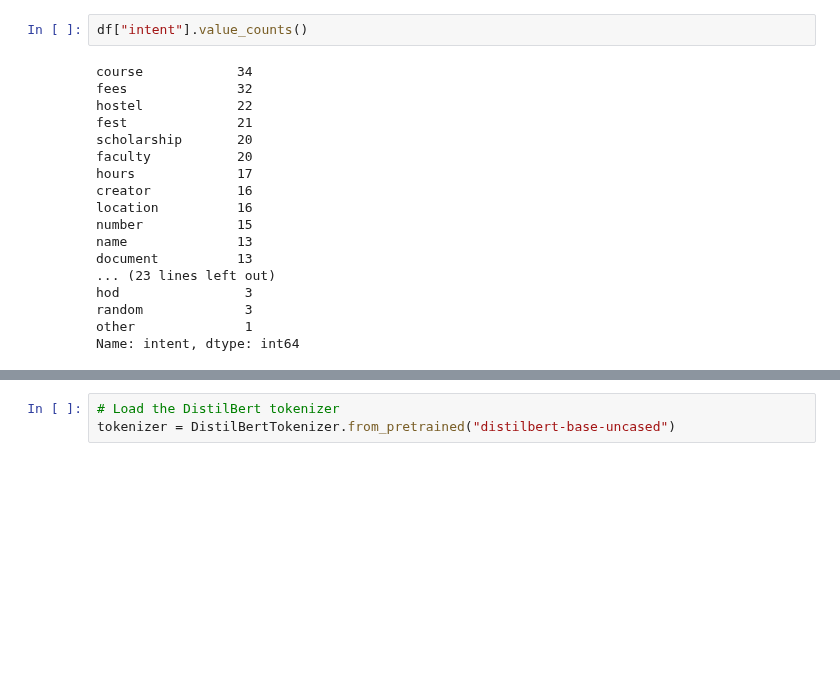
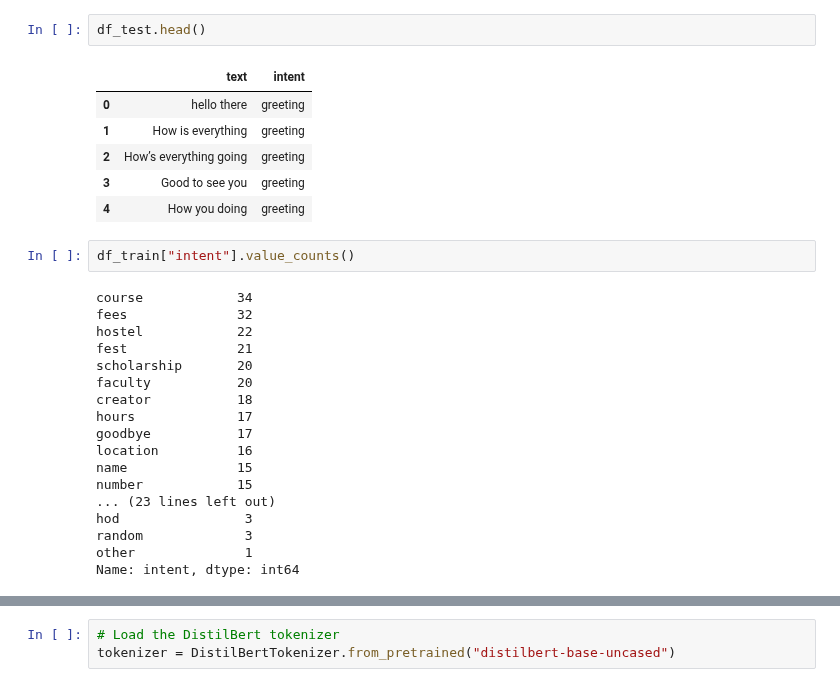
Before and after one commit to surajkarki66/Lucy-Backend, a Jupyter notebook: notebooks/chabot_train.ipynb, the cells around one changed output, grey strips where cells are left out. Cells and saved outputs as stored; diff of their text form; blank space fills up the shorter version.

```diff
--- a/notebooks/chabot_train.ipynb
+++ b/notebooks/chabot_train.ipynb
@@ -49,5 +66,14 @@ df.head()
+# %%
+df_test.head()
+# %% [output]
+|  | text | intent |
+| 0 | hello there | greeting |
+| 1 | How is everything | greeting |
+| 2 | How’s everything going | greeting |
+| 3 | Good to see you | greeting |
+| 4 | How you doing | greeting |
 # %%
-df["intent"].value_counts()
+df_train["intent"].value_counts()
 # %% [output]
 course            34
 fees              32
@@ -55,12 +81,12 @@ hostel            22
 fest              21
 scholarship       20
 faculty           20
+creator           18
 hours             17
-creator           16
+goodbye           17
 location          16
+name              15
 number            15
-name              13
-document          13
 ... (23 lines left out)
 hod                3
 random             3
```
Also changed, not shown: parts of 43 cells of this notebook, 5 other files.
